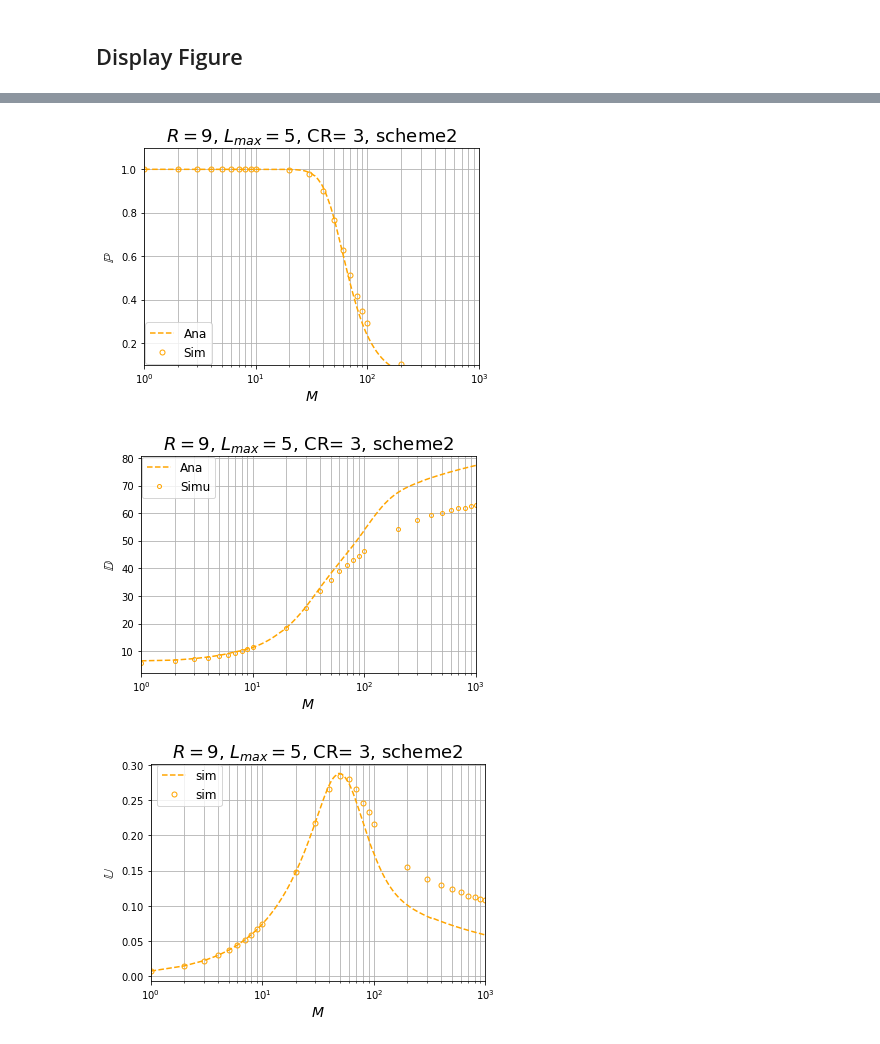
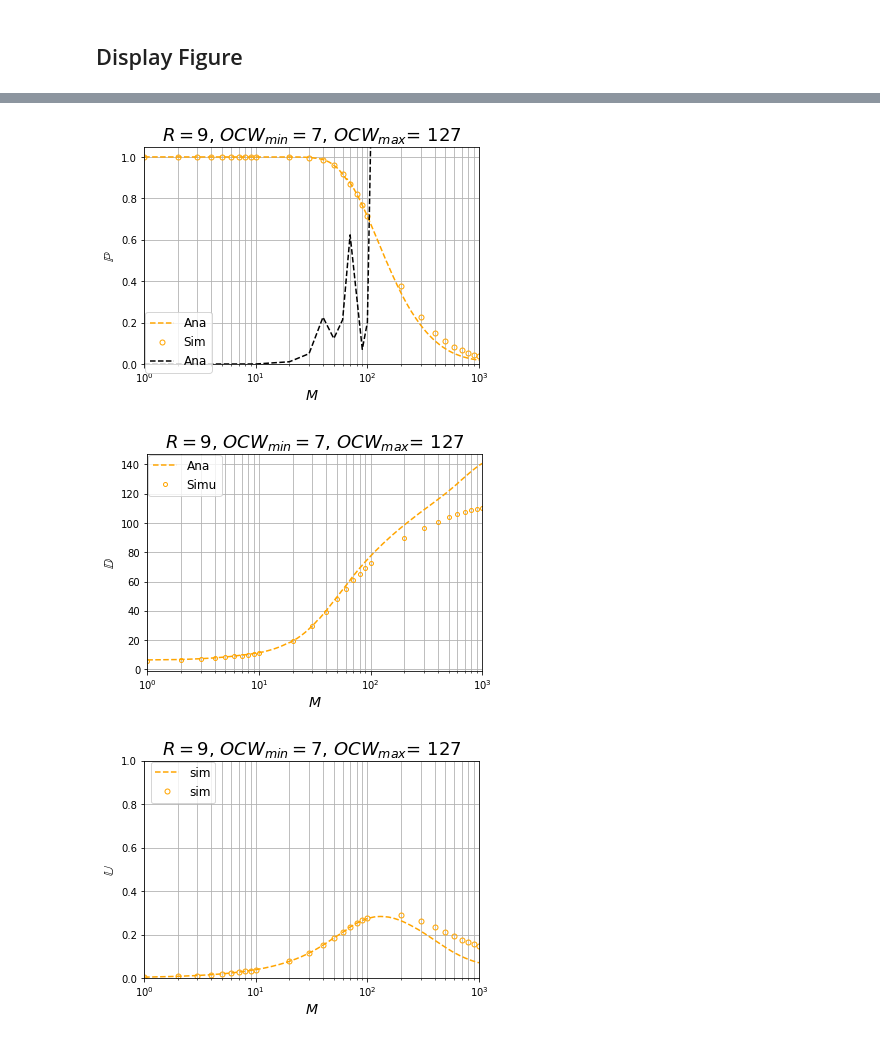
Before and after one commit to eric248550/power-control-uora-11be, a Jupyter notebook: analy_and_simu_combine.ipynb, the cells around one changed output, grey strips where cells are left out. Cells and saved outputs as stored; diff of their text form; code cells hidden in the pictures.

```diff
--- a/analy_and_simu_combine.ipynb
+++ b/analy_and_simu_combine.ipynb
@@ -174,8 +190,10 @@ def getPower(n, step, scheme, p_min, p_max):
         for i in range(step):
             power_sum += p_min + ((p_max-p_min)/(step-1)) * (i)
         return power_sum / step
+    elif scheme == 2:
+        return p_min + ((p_max-p_min)/(step-1)) * (n-1)
     else:
-        return p_min + ((p_max-p_min)/(step-1)) * (n-1)
+        return p_min
 # %%
 # sta_amount: Total contend stations number
 # RA_RU: RA_RU number reserved for UORA
@@ -218,16 +236,18 @@ def analytical(sta_amount, RA_RU, Lmax, TXOP, ocw_min, ocw_max, CR, gamma, p_min
     # M_i_s: Average Success stations for i-th slot (M_i_s_C[i])
     M_i_s_C = [0 for _ in range(0,Imax+1)]
 
-    M_i_s_ana  = [ 0 for _ in range(0, Imax)]
-    M_i_f_ana  = [ 0 for _ in range(0, Imax)]
-    M_i_1_ana  = [ 0 for _ in range(0, Imax)]
+    # M_i_n[n][i]
+    M_i_n_ana  = [ [0 for _ in range(Imax)] for _ in range(Lmax)]
+    M_i_s_ana  = [ [0 for _ in range(Imax)] for _ in range(Lmax)]
+    M_i_f_ana  = [ [0 for _ in range(Imax)] for _ in range(Lmax)]
+
 
     capture_prob = 0
     for n1 in range(1, Lmax+1):
         for n2 in range(1, Lmax+1):
             # P is the power of two station
-            P1 = getPower(n=n1, step=Lmax, scheme=2, p_min=p_min, p_max=p_max)
-            P2 = getPower(n=n2, step=Lmax, scheme=2, p_min=p_min, p_max=p_max)
+            P1 = getPower(n=n1, step=Lmax, scheme=scheme, p_min=p_min, p_max=p_max)
+            P2 = getPower(n=n2, step=Lmax, scheme=scheme, p_min=p_min, p_max=p_max)
             capture_prob += P_cap(P1, P2, CR, gamma) * (1 / Lmax) * (1 / Lmax)
 
     for i in range (1,Imax+1):
@@ -245,7 +265,6 @@ def analytical(sta_amount, RA_RU, Lmax, TXOP, ocw_min, ocw_max, CR, gamma, p_min
                 else:
                     M_i[i][n] = 0
                 # record
-                M_i_1_ana[i-1] += M_i[i][n]
             elif n <= i:
                 #/** Mi[n]=sigma (a_j_i*Mi_F[n-1]) */
                 for k in range (1, i):
@@ -266,6 +285,7 @@ def analytical(sta_amount, RA_RU, Lmax, TXOP, ocw_min, ocw_max, CR, gamma, p_min
 
                     M_i[i][n] += a_k_i * M_i_f[k][n-1]
             M[i] += M_i[i][n]
+            M_i_n_ana[n-1][i-1] += M_i[i][n]
 
         #/** statistics */
         for n in range (1, Lmax+1):
@@ -288,10 +308,10 @@ def analytical(sta_amount, RA_RU, Lmax, TXOP, ocw_min, ocw_max, CR, gamma, p_min
                 M_i_s[i][n] = first_term + second_term
             else:
                 M_i_s[i][n] = first_term
-            M_i_s_ana[i-1] += M_i_s[i][n]
+            M_i_s_ana[n-1][i-1] += M_i_s[i][n]
 
             M_i_f[i][n] = M_i[i][n] - M_i_s[i][n]
-            M_i_f_ana[i-1] += M_i_f[i][n]
+            M_i_f_ana[n-1][i-1] += M_i_f[i][n]
 
             M_i_s_C[i] += M_i_s[i][n]
 
@@ -311,20 +331,22 @@ def analytical(sta_amount, RA_RU, Lmax, TXOP, ocw_min, ocw_max, CR, gamma, p_min
     if success_packet != 0:
         counter_power = counter_power / success_packet
 
-    return Imax,success_probability,access_delay, utilization, counter_power, M_i_s_ana, M_i_f_ana, M_i_1_ana  # ,sta*success_probability
+    return Imax,success_probability,access_delay, utilization, counter_power, M_i_s_ana, M_i_f_ana, M_i_n_ana  # ,sta*success_probability
 # %% [markdown]
 # Setting parameters
 # %%
 # samples for simulation
-sample = 1000
+sample = 10000
 
 ocw_min=7
-ocw_max=31
+ocw_max=127
+# ocw_max=31
 # maximum number of trans for each packet
 Lmax = 5
 # number of RA-RU reserved by AP
-R = 37
+R = 9
 # capture threshold
+# CR = float('inf')
 CR = 3
 # step for power control
 step = 4
@@ -434,16 +474,16 @@ power_list = [ 0 for _ in range(sta_max)]
 
 MiS_list = [ 0 for _ in range(sta_max)]
 MiF_list = [ 0 for _ in range(sta_max)]
-Mi_1_list = [ 0 for _ in range(sta_max)]
+Mi_n_list = [ 0 for _ in range(sta_max)]
 
 # for r in R:
 # for idx, r in enumerate(R):
 for sta in range (1, sta_max+1):
-    Imax,Ps,Da,U,power, MiS, MiF, M_i_1 = analytical(sta_amount=sta, RA_RU=R, Lmax=Lmax, TXOP=T_slot, ocw_min=ocw_min, ocw_max=ocw_max, CR=CR, gamma=gamma, p_min=p_min, p_max=p_max, scheme=scheme)
+    Imax,Ps,Da,U,power, MiS, MiF, M_i_n = analytical(sta_amount=sta, RA_RU=R, Lmax=Lmax, TXOP=T_slot, ocw_min=ocw_min, ocw_max=ocw_max, CR=CR, gamma=gamma, p_min=p_min, p_max=p_max, scheme=scheme)
     ps_list[sta-1] = Ps
     da_list[sta-1] = Da
     u_list[sta-1] = U
     power_list[sta-1] = power
     MiS_list[sta-1] = MiS
     MiF_list[sta-1] = MiF
-    Mi_1_list[sta-1] = M_i_1
+    Mi_n_list[sta-1] = M_i_n
@@ -474,49 +564,53 @@ plt.semilogx(m_list, ps_list, linestyle = '--', color='orange', label=f'Ana')
 
 plt.semilogx(m_list_simu, Ps_list_simu, label=f'Sim', linestyle='None', marker='o', markerfacecolor='None', markeredgecolor='orange', markersize=5)
 
+plt.semilogx(m_list_simu, ps_approx_error, linestyle = '--', color='black', label=f'Ana')
 
-plt.title(f'$R = {R}$' +', $L_{max} = $' + str(Lmax) + f', CR= {CR}' + f', scheme{scheme}', fontsize = 18)
+
+plt.title(f'$R = {R}$' + ', $OCW_{min} = $' + str(ocw_min) + ', $OCW_{max}$= ' + str(ocw_max), fontsize = 18)
 plt.xlabel("$M$", fontsize = 14)
 plt.ylabel('$\mathbb{P}$', fontsize = 14)
 plt.grid(True, which="both")
 plt.legend(loc='center right', bbox_to_anchor=(0.22, 0.1), fontsize = 12)
-plt.axis([1,sta_max,0.1,1.1]) #x spacing,x max, y spcaing, y max
+plt.axis([1,sta_max,0,1.05]) #x spacing,x max, y spcaing, y max
 # plt.rcParams["figure.figsize"] = (8,6)
 # plt.xticks(M_ticks)
 # plt.yticks(fontsize = 14)
 plt.show()
 # %% [output]
-[figure, old version]
+[figure, new version]
 # %%
 plt.plot(m_list, da_list, linestyle = '--', color='orange', label=f'Ana')
 
 plt.semilogx(m_list_simu, Da_list_simu, label=f'Simu', linestyle='None', marker='o', markerfacecolor='None', markeredgecolor='orange', markersize=4)
 
-plt.title(f'$R = {R}$' +', $L_{max} = $' + str(Lmax) + f', CR= {CR}' + f', scheme{scheme}', fontsize = 18)
+plt.title(f'$R = {R}$' + ', $OCW_{min} = $' + str(ocw_min) + ', $OCW_{max}$= ' + str(ocw_max), fontsize = 18)
+# plt.title(f'$R = {R}$' +', $L_{max} = $' + str(Lmax) + f', CR= {CR}' + f', scheme{scheme}', fontsize = 18)
 
 plt.xlabel("$M$", fontsize = 14)
 plt.ylabel("$\mathbb{D}$", fontsize = 14)
 plt.grid(True, which="both")
 plt.legend(loc='center right', bbox_to_anchor=(0.24, 0.9), fontsize = 12)
 plt.xlim(1, sta_max)
-# plt.axis([10,sta_max,0,60]) #x spacing,x max, y spcaing, y max
+# plt.axis([1,sta_max,0,20]) #x spacing,x max, y spcaing, y max
 # plt.rcParams["figure.figsize"] = (8,6)
 # plt.xticks(M_ticks)
 # plt.yticks(fontsize = 14)
 plt.show()
 # %% [output]
-[figure, old version]
+[figure, new version]
 # %%
 plt.semilogx(m_list, u_list, linestyle = '--', color='orange', label=f'sim')
 
 plt.semilogx(m_list_simu, U_list_simu, label='sim', linestyle='None', marker='o', markerfacecolor='None', markeredgecolor='orange', markersize=5)
 
-plt.title(f'$R = {R}$' +', $L_{max} = $' + str(Lmax) + f', CR= {CR}' + f', scheme{scheme}', fontsize = 18)
+plt.title(f'$R = {R}$' + ', $OCW_{min} = $' + str(ocw_min) + ', $OCW_{max}$= ' + str(ocw_max), fontsize = 18)
+# plt.title(f'$R = {R}$' +', $L_{max} = $' + str(Lmax) + f', CR= {CR}' + f', scheme{scheme}', fontsize = 18)
 plt.xlabel("$M$", fontsize = 14)
 plt.ylabel("$\mathbb{U}$", fontsize = 14)
 plt.grid(True, which="both")
 plt.legend(loc='center right', bbox_to_anchor=(0.23, 0.9), fontsize = 12)
-# plt.axis([10,sta_max,0,0.35]) #x spacing,x max, y spcaing, y max
+plt.axis([1,sta_max,0,1]) #x spacing,x max, y spcaing, y max
 # plt.rcParams["figure.figsize"] = (8,6)
 # plt.xticks(M_ticks)
 # plt.yticks(fontsize = 14)
@@ -524,7 +618,7 @@ plt.xlim(1, sta_max)
 
 plt.show()
 # %% [output]
-[figure, old version]
+[figure, new version]
 # %%
 # print(ps_list[4])
 # general
```
Also changed, not shown: parts of 9 cells of this notebook, 37 other files.
